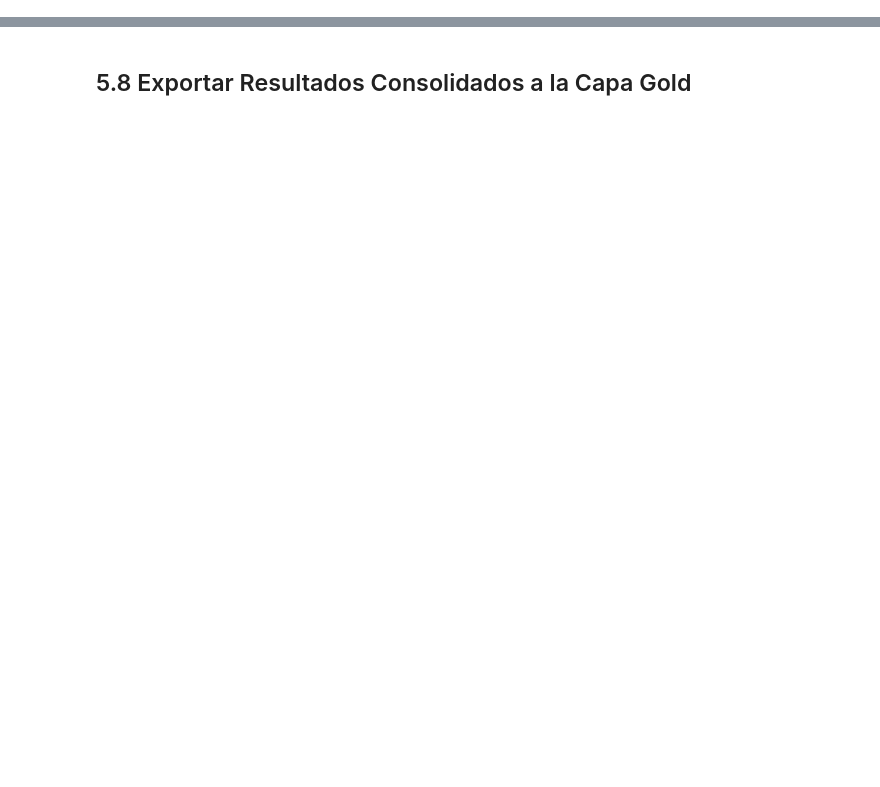
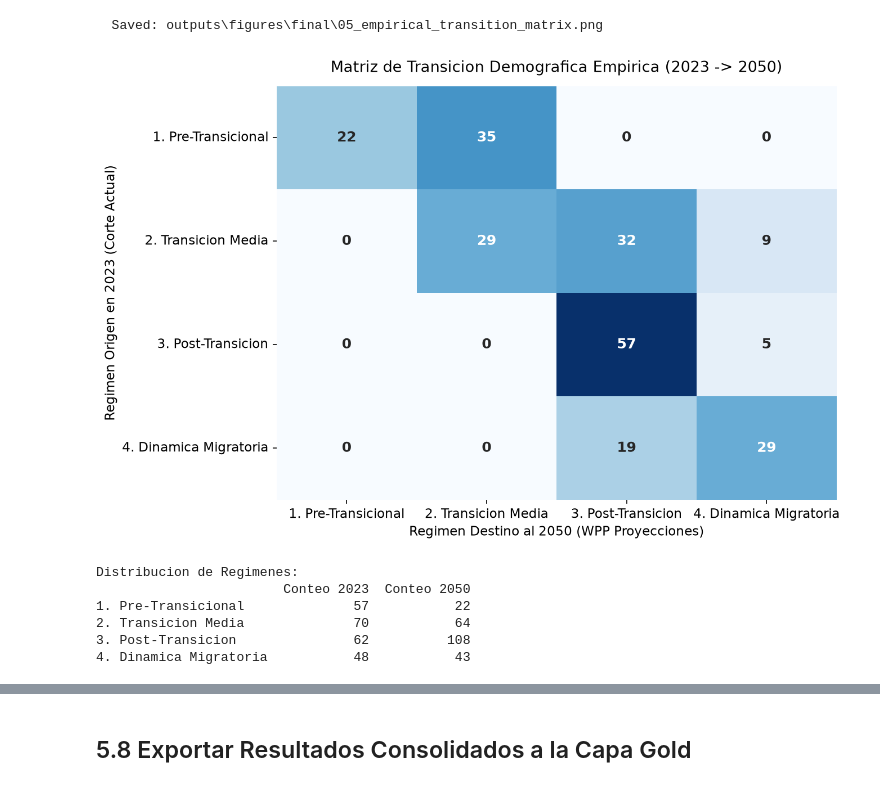
Before and after one commit to kevgonz-jpg/ASA-DataQuest, a Jupyter notebook: notebooks/05_statistical_insight.ipynb, the cells around one changed output, grey strips where cells are left out. Drawn from its saved outputs; the diff is of its cells as text; code cells hidden in the pictures; blank space fills up the shorter version.

Commit message:
feat: reenfocar notebook 05 paso a paso en benchmarking de 5 clasificadores de ML e inferencia de transicion de regimen al 2050

```diff
--- a/notebooks/05_statistical_insight.ipynb
+++ b/notebooks/05_statistical_insight.ipynb
@@ -705,0 +88,58 @@ A partir de los modelos de Machine Learning, analisis morfologicos y experimento
+# %%
+# 1. Reconstruccion del espacio factorial y centroides 2023 (Notebook 04)
+df_2023 = df_hist[df_hist['Time'] == 2023].dropna(subset=INDEX_VARS).copy()
+df_2023['log_TFR'] = np.log(df_2023['TFR'])
+df_2023['log_IMR'] = np.log(df_2023['IMR'] + 1)
+
+scaler_2023 = StandardScaler()
+X_scaled_2023 = scaler_2023.fit_transform(df_2023[FEATURE_COLS])
+pca_2023 = PCA(random_state=SEED)
+scores_2023 = pca_2023.fit_transform(X_scaled_2023)
+
+km_2023 = KMeans(n_clusters=4, random_state=SEED, n_init=20)
+clusters_raw_2023 = km_2023.fit_predict(scores_2023[:, :2])
+df_2023['ClusterRaw'] = clusters_raw_2023
+
+loc_to_regime = df_pca.set_index('Location')['Regime'].to_dict()
+loc_to_icd = df_pca.set_index('Location')['ICD'].to_dict()
+df_2023['Regime'] = df_2023['Location'].map(loc_to_regime)
+raw_to_regime = df_2023.groupby('ClusterRaw')['Regime'].agg(lambda x: x.mode()[0]).to_dict()
+
+# 2. Proyeccion del horizonte 2050 en el espacio factorial 2023
+df_2050 = df_proj[df_proj['Time'] == 2050].dropna(subset=INDEX_VARS).copy()
+df_2050['log_TFR'] = np.log(df_2050['TFR'])
+df_2050['log_IMR'] = np.log(df_2050['IMR'] + 1)
+
+X_scaled_2050 = scaler_2023.transform(df_2050[FEATURE_COLS])
+scores_2050 = pca_2023.transform(X_scaled_2050)
+clusters_raw_2050 = km_2023.predict(scores_2050[:, :2])
+df_2050['Regime_2050'] = pd.Series(clusters_raw_2050, index=df_2050.index).map(raw_to_regime)
+df_2050['Regime_2023'] = df_2050['Location'].map(loc_to_regime)
+
+# 3. Matriz de Transicion Empirica (2023 -> 2050)
+regime_order = ['1. Pre-Transicional', '2. Transicion Media', '3. Post-Transicion', '4. Dinamica Migratoria']
+ct_transition = pd.crosstab(df_2050['Regime_2023'], df_2050['Regime_2050']).reindex(index=regime_order, columns=regime_order).fillna(0).astype(int)
+
+fig, ax = plt.subplots(figsize=(9, 6))
+sns.heatmap(ct_transition, annot=True, fmt='d', cmap='Blues', cbar=False, ax=ax, annot_kws={'size': 12, 'weight': 'bold'})
+ax.set_title('Matriz de Transicion Demografica Empirica (2023 -> 2050)', fontsize=13, pad=12)
+ax.set_xlabel('Regimen Destino al 2050 (WPP Proyecciones)', fontsize=11)
+ax.set_ylabel('Regimen Origen en 2023 (Corte Actual)', fontsize=11)
+plt.tight_layout()
+save_figure(fig, '05_empirical_transition_matrix', subdir='final')
+plt.show()
+
+print('Distribucion de Regimenes:')
+print(pd.DataFrame({
+    'Conteo 2023': df_2050['Regime_2023'].value_counts(),
+    'Conteo 2050': df_2050['Regime_2050'].value_counts()
+}).reindex(regime_order))
+# %% [output]
+  Saved: outputs\figures\final\05_empirical_transition_matrix.png
+[figure, added]
+Distribucion de Regimenes:
+                        Conteo 2023  Conteo 2050
+1. Pre-Transicional              57           22
+2. Transicion Media              70           64
+3. Post-Transicion               62          108
+4. Dinamica Migratoria           48           43
```
Also changed, not shown: parts of 40 cells of this notebook, 1 other file.
